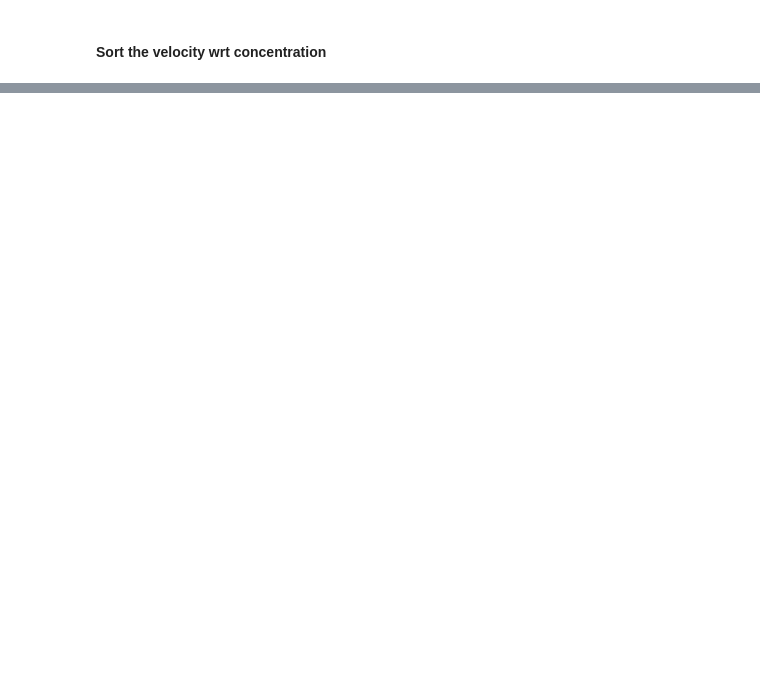
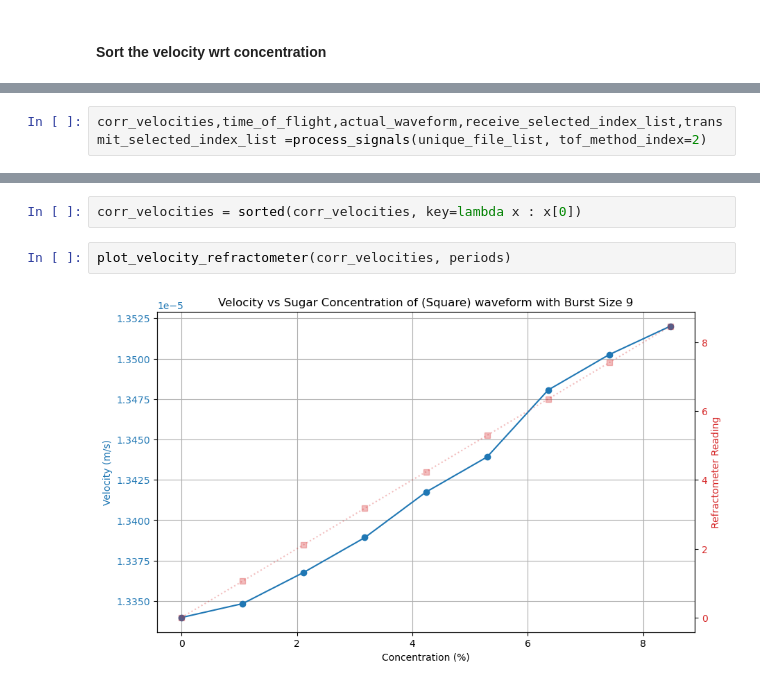
Before and after one commit to madhviasthana/Bio-Medical-Signal-Processing, a Jupyter notebook: codebase/runnable/sugar_velcoity_relationship.ipynb, the cells around one changed output, grey strips where cells are left out. Cells and saved outputs as stored; diff of their text form; blank space fills up the shorter version.

```diff
--- a/codebase/runnable/sugar_velcoity_relationship.ipynb
+++ b/codebase/runnable/sugar_velcoity_relationship.ipynb
@@ -91,0 +97,2 @@ plot_velocity_refractometer(velocities, periods)
+# %%
+corr_velocities,time_of_flight,actual_waveform,receive_selected_index_list,transmit_selected_index_list =process_signals(unique_file_list, tof_method_index=2)
@@ -91,0 +209,6 @@ plot_velocity_refractometer(velocities, periods)
+# %%
+corr_velocities = sorted(corr_velocities, key=lambda x : x[0])
+# %%
+plot_velocity_refractometer(corr_velocities, periods)
+# %% [output]
+[figure, added]
```
Also changed, not shown: parts of 9 cells of this notebook, 6 other files.
